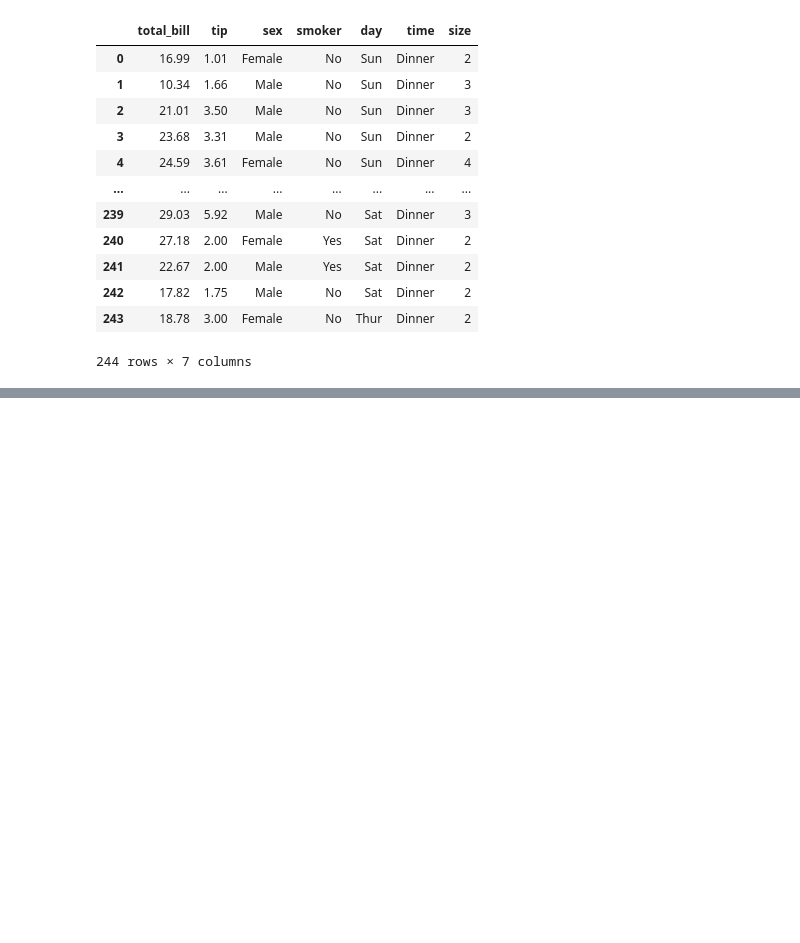
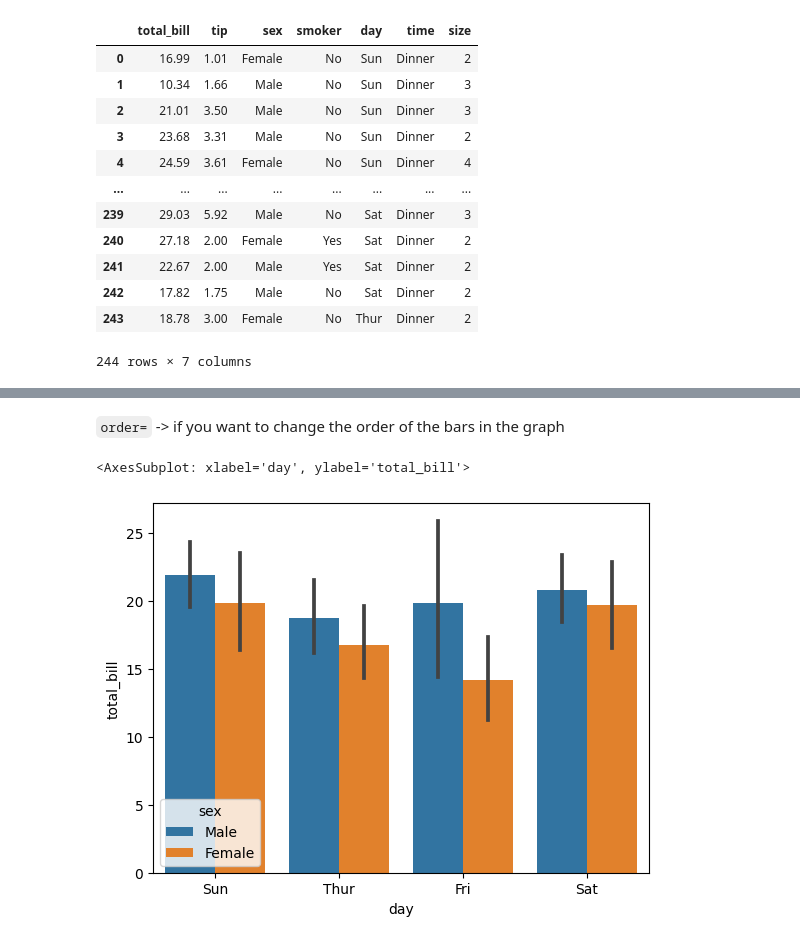
Before and after one commit to Xander1540/Python, a Jupyter notebook: ML_Seaborn/3Seaborn barplot.ipynb, the cells around one changed output, grey strips where cells are left out. Saved outputs shown, nothing was run; the diff lists cells and outputs as text; code cells hidden in the pictures; blank space fills up the shorter version.

```diff
--- a/ML_Seaborn/3Seaborn barplot.ipynb
+++ b/ML_Seaborn/3Seaborn barplot.ipynb
@@ -26 +28,9 @@ sns.barplot(x= df.total_bill, y=df.day)
 [figure]
+# %% [markdown]
+`order=`  -> if you want to change the order of the bars in the graph
+# %%
+order=['Sun', 'Thur', 'Fri', 'Sat']
+sns.barplot(x='day', y='total_bill', hue='sex', data=df, order=order)
+# %% [output]
+<AxesSubplot: xlabel='day', ylabel='total_bill'>
+[figure, added]
```
Also changed, not shown: parts of 6 cells of this notebook, 1 other file.
